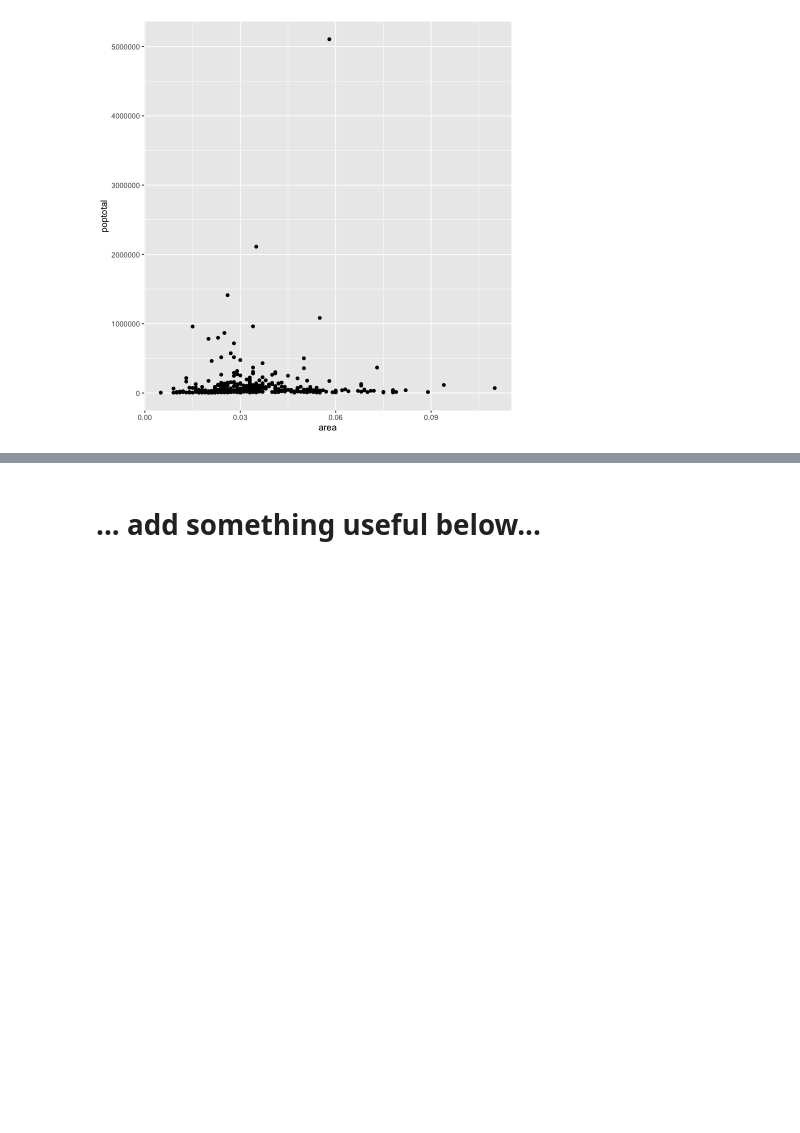
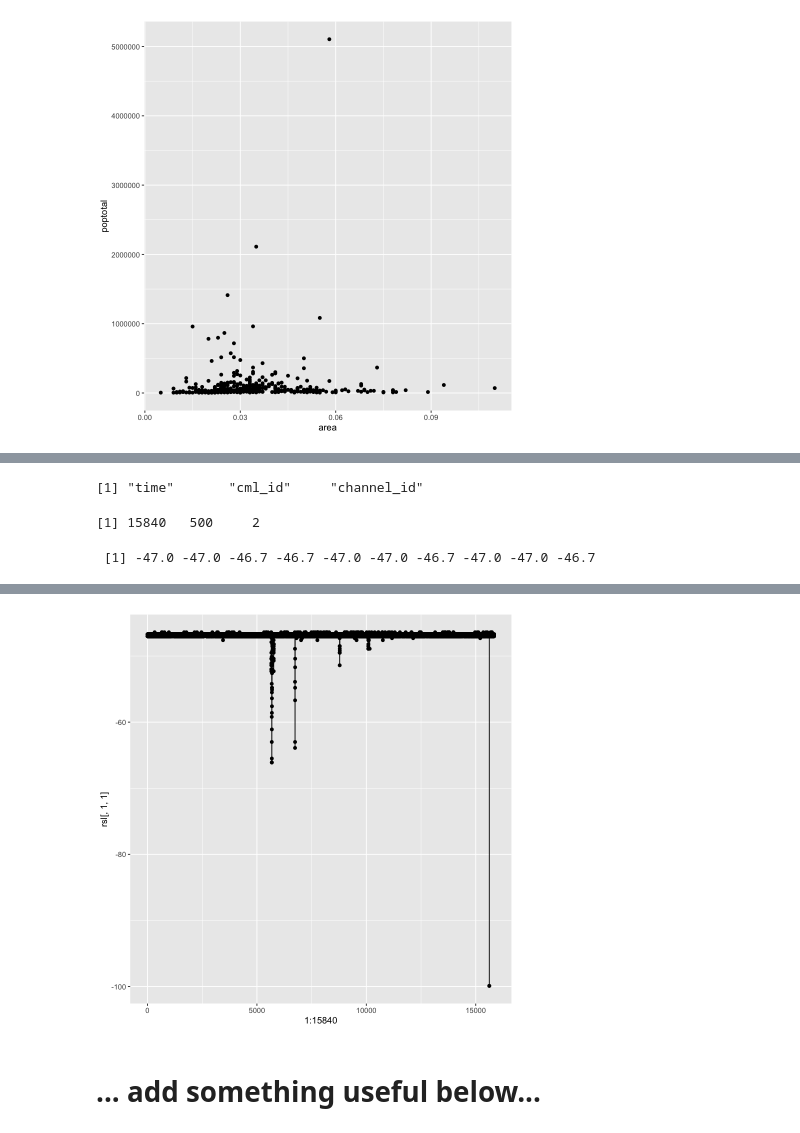
Before and after one commit to OpenSenseAction/OPENSENSE_sandbox, a Jupyter notebook: intro_to_R.ipynb, the cells around one changed output, grey strips where cells are left out. Cells and saved outputs as stored; diff of their text form; code cells hidden in the pictures; blank space fills up the shorter version.

Commit message:
Added example R code to load CML NetCDF file

```diff
--- a/intro_to_R.ipynb
+++ b/intro_to_R.ipynb
@@ -11,0 +20,2 @@ ggplot(midwest, aes(x=area, y=poptotal)) + geom_point()
+# %%
+nc <- nc_open('example_cml_data.nc')
@@ -11,0 +42,16 @@ ggplot(midwest, aes(x=area, y=poptotal)) + geom_point()
+# %%
+attributes(nc$dim)$names
+# %% [output]
+[1] "time"       "cml_id"     "channel_id"
+# %%
+rsl <- ncvar_get(nc, attributes(nc$var)$name[6])
+dim(rsl)
+# %% [output]
+[1] 15840   500     2
+# %%
+rsl[1:10, 1, 1]
+# %% [output]
+ [1] -47.0 -47.0 -46.7 -46.7 -47.0 -47.0 -46.7 -47.0 -47.0 -46.7
+# %%
+qplot(1:15840, rsl[, 1, 1]) + geom_line()
+# %% [output]
@@ -12,2 +60,3 @@ ggplot(midwest, aes(x=area, y=poptotal)) + geom_point()
+[figure, added]
 # %% [markdown]
 # ... add something useful below...
```
Also changed, not shown: parts of 5 cells of this notebook, 1 other file.
